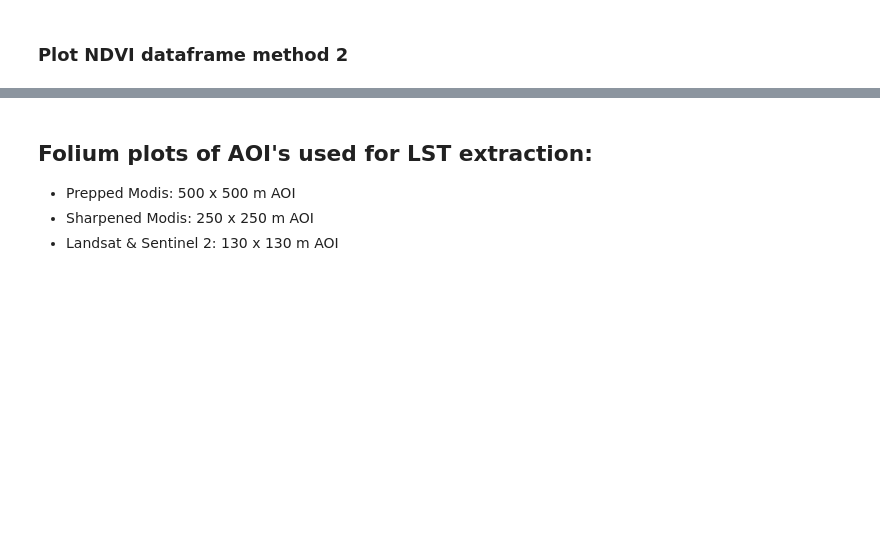
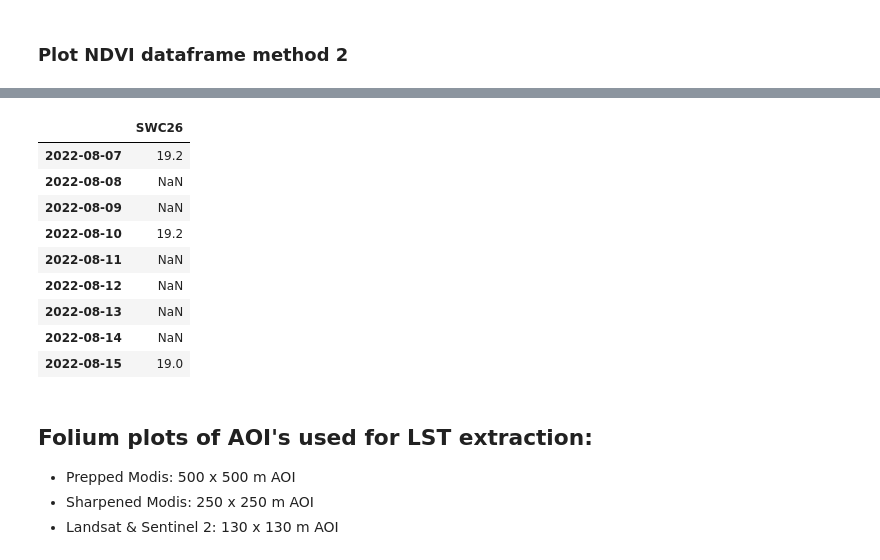
Before and after one commit to eculler/lst-crop-stress-capstone, a Jupyter notebook: exploratory/corn-lst-comparison-tcruicks.ipynb, the cells around one changed output, grey strips where cells are left out. Saved outputs shown, nothing was run; the diff lists cells and outputs as text; code cells hidden in the pictures; blank space fills up the shorter version.

```diff
--- a/exploratory/corn-lst-comparison-tcruicks.ipynb
+++ b/exploratory/corn-lst-comparison-tcruicks.ipynb
@@ -851,3 +870,25 @@ Reading file ../data/Ameriflux/US-Bi2_HH_201704270000_202301010000.csv
+# %%
+
+ndvi_day = df_list[0].s2_mean_ndvi.resample('D').mean()
+swc26_day = df_list[0]['2022-08-01':'2022-08-15'].SWC26.resample('D').agg(average='mean')
+
+ndvi_day = ndvi_day.to_frame(name='s2_mean_ndvi')
+
+ndvi_day.columns =['s2_mean_ndvi']
+swc26_day.columns =['SWC26']
+
+swc26_day
+# %% [output]
+|  | SWC26 |
+| 2022-08-07 | 19.2 |
+| 2022-08-08 | NaN |
+| 2022-08-09 | NaN |
+| 2022-08-10 | 19.2 |
+| 2022-08-11 | NaN |
+| 2022-08-12 | NaN |
+| 2022-08-13 | NaN |
+| 2022-08-14 | NaN |
+| 2022-08-15 | 19.0 |
 # %% [markdown]
 ## Folium plots of AOI's used for LST extraction:
 - Prepped Modis: 500 x 500 m AOI
```
Also changed, not shown: parts of 13 cells of this notebook, 1 other file.
